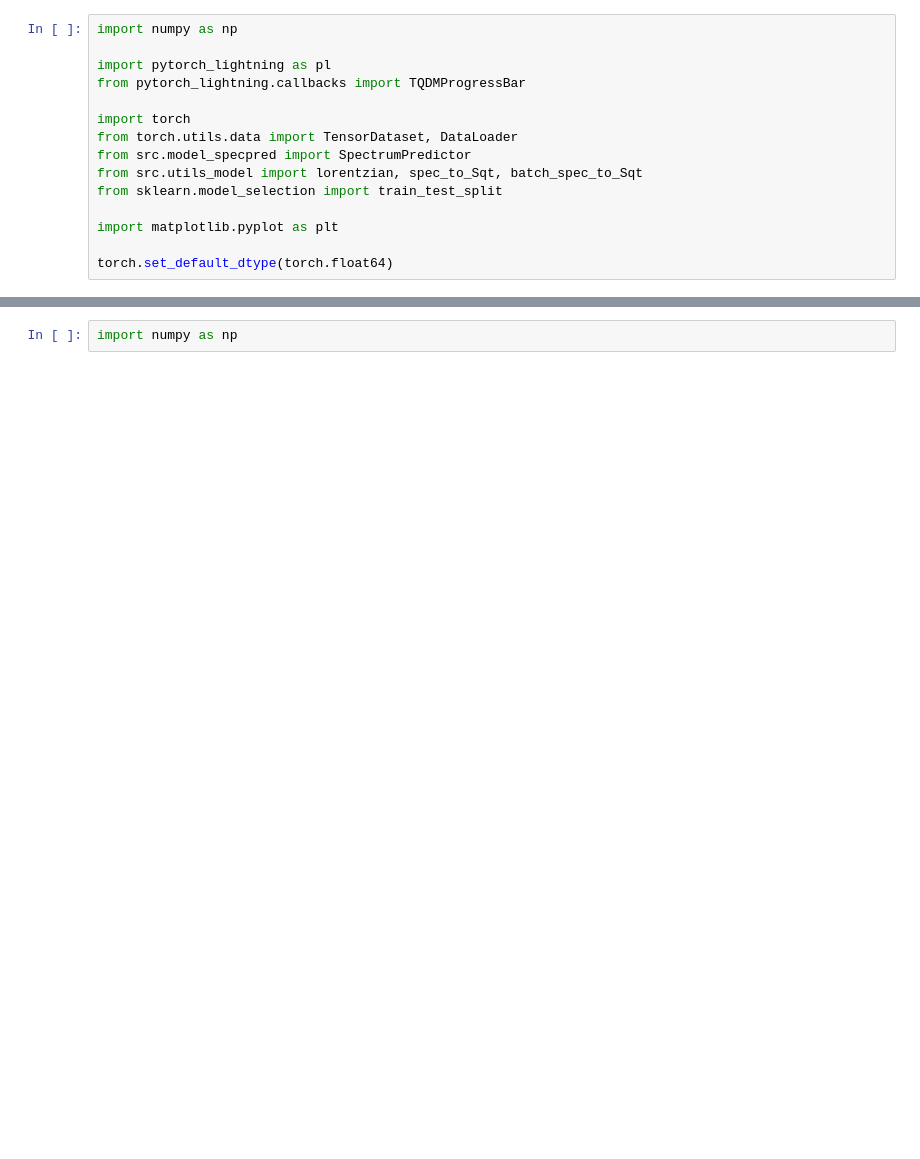
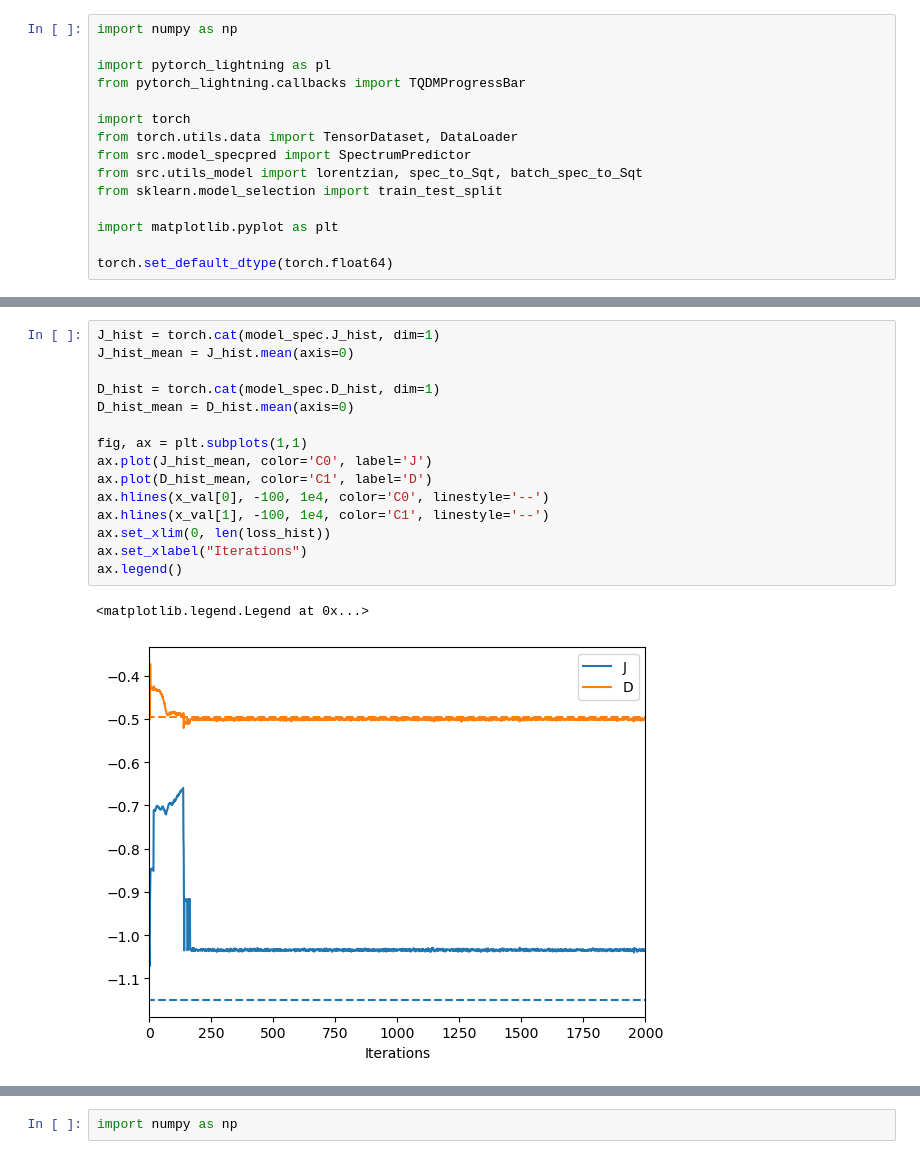
Before and after one commit to zhantaochen/ML-XPFS_Steering, a Jupyter notebook: train_model_specpred copy.ipynb, the cells around one changed output, grey strips where cells are left out. Drawn from its saved outputs; the diff is of its cells as text; blank space fills up the shorter version.

```diff
--- a/train_model_specpred copy.ipynb
+++ b/train_model_specpred copy.ipynb
@@ -68,3 +84,21 @@ loss_hist = model_spec.fit_measurement(time_val, S_val, lr=0.025, maxiter=10000)
+# %%
+J_hist = torch.cat(model_spec.J_hist, dim=1)
+J_hist_mean = J_hist.mean(axis=0)
+
+D_hist = torch.cat(model_spec.D_hist, dim=1)
+D_hist_mean = D_hist.mean(axis=0)
+
+fig, ax = plt.subplots(1,1)
+ax.plot(J_hist_mean, color='C0', label='J')
+ax.plot(D_hist_mean, color='C1', label='D')
+ax.hlines(x_val[0], -100, 1e4, color='C0', linestyle='--')
+ax.hlines(x_val[1], -100, 1e4, color='C1', linestyle='--')
+ax.set_xlim(0, len(loss_hist))
+ax.set_xlabel("Iterations")
+ax.legend()
+# %% [output]
+<matplotlib.legend.Legend at 0x...>
+[figure, added]
 # %%
 import torch.nn.functional as F
 
```
Also changed, not shown: parts of 35 cells of this notebook, 18 other files.
